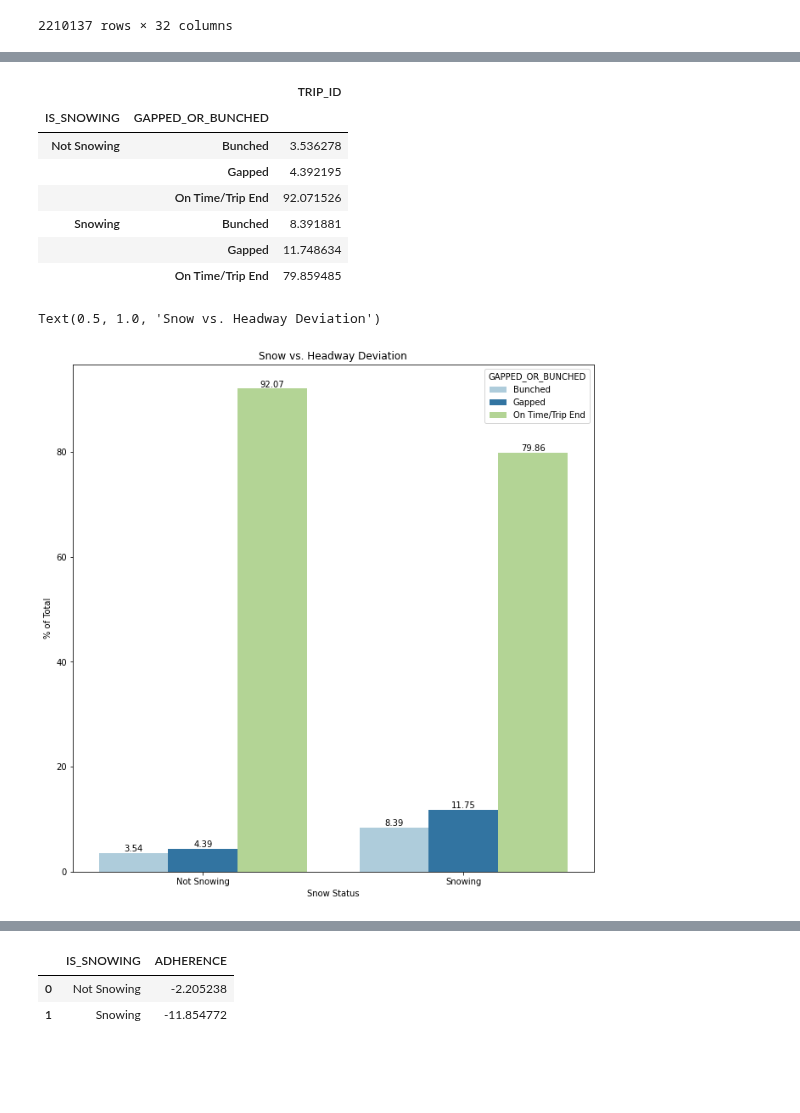
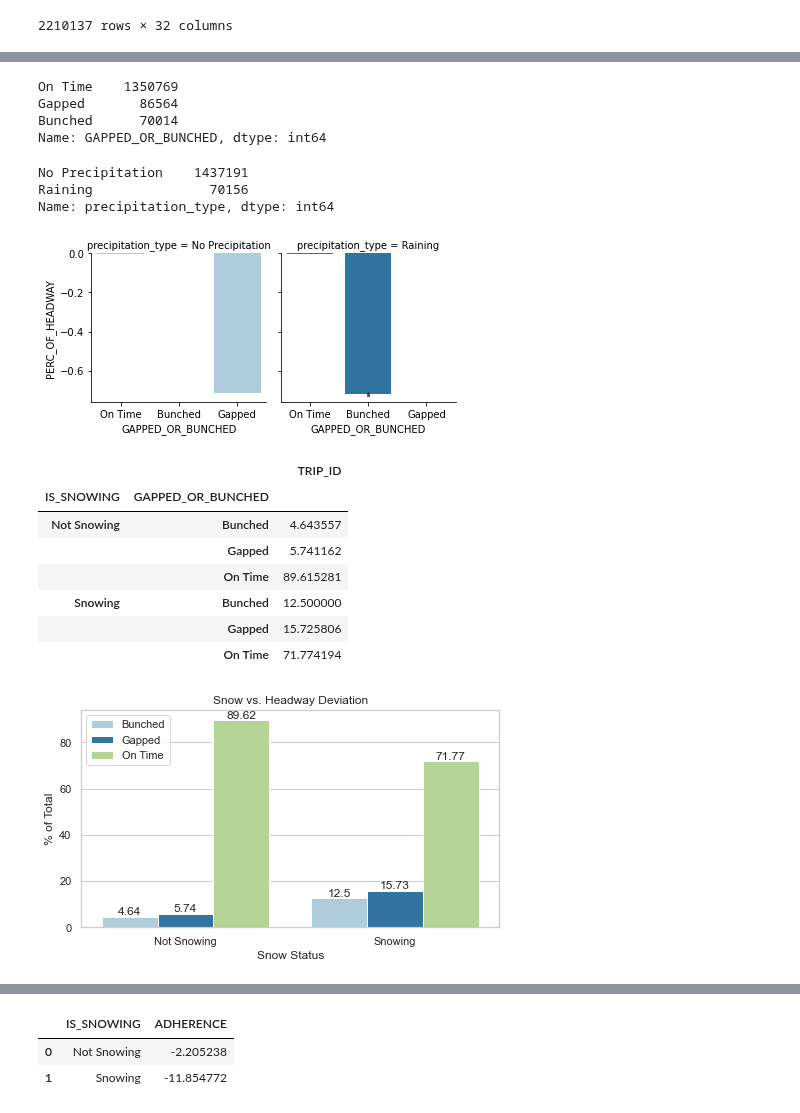
Before and after one commit to NSS-Data-Analytics-Cohort-7/wego-grumpy-concat, a Jupyter notebook: notebooks/wego_grumpy_concat_kalmckin-Copy1.ipynb, the cells around one changed output, grey strips where cells are left out. Saved outputs shown, nothing was run; the diff lists cells and outputs as text; code cells hidden in the pictures; blank space fills up the shorter version.

```diff
--- a/notebooks/wego_grumpy_concat_kalmckin-Copy1.ipynb
+++ b/notebooks/wego_grumpy_concat_kalmckin-Copy1.ipynb
@@ -446,3 +453,13 @@ combined_df
 | 2210135 | 91057881 | 2022-11-01 | 56 | 330011 | TO DOWNTOWN | MEIG | 1 | ... |
 | 2210136 | 91057882 | 2022-11-01 | 56 | 330011 | TO DOWNTOWN | MCC4_20 | 2 | ... |
 2210137 rows × 32 columns
+# %%
+def precipitation_type(row):
+    if row["precip_hrly"] > 0:
+        return "Raining"
+    elif row["IS_SNOWING"] == "Snowing":
+        return "Snowing"
+    else:
+        return  "No Precipitation"
+combined_df['precipitation_type'] = combined_df.apply(precipitation_type, axis=1)
+combined_df
@@ -448,0 +480,4 @@ combined_df
+# %%
+#dropping nulls from df
+combined_df_no_nulls = combined_df.dropna(subset=['PERC_OF_HEADWAY'])
+combined_df_no_nulls
@@ -449,34 +518,58 @@ combined_df
+# %%
+#removing duplicates
+combined_df_no_nulls = combined_df_no_nulls.drop_duplicates(['ADHERENCE_ID'])
+# %%
+combined_df_no_nulls['GAPPED_OR_BUNCHED'].value_counts()
+# %% [output]
+On Time    1350769
+Gapped       86564
+Bunched      70014
+Name: GAPPED_OR_BUNCHED, dtype: int64
+# %%
+combined_df_no_nulls['precipitation_type'].value_counts()
+# %% [output]
+No Precipitation    1437191
+Raining               70156
+Name: precipitation_type, dtype: int64
+# %%
+# trying to figure out a facet grid to show different
+graph = sns.FacetGrid(combined_df, col = "precipitation_type", hue="precipitation_type",palette="Paired")
+graph.map(sns.barplot, "GAPPED_OR_BUNCHED", "PERC_OF_HEADWAY")
+plt.show()
+# %% [output]
+[figure, added]
 # %%
-snow_groupby = combined_df.groupby(['IS_SNOWING', 'GAPPED_OR_BUNCHED']).agg({'TRIP_ID': 'count'})
+snow_groupby = combined_df_no_nulls.groupby(['IS_SNOWING', 'GAPPED_OR_BUNCHED']).agg({'TRIP_ID': 'count'})
 snow_vs_nosnow = snow_groupby.groupby(level=0).apply(lambda x:
                                               100* x/float(x.sum()))
 snow_vs_nosnow
 # %% [output]
 |  |  | TRIP_ID |
 | IS_SNOWING | GAPPED_OR_BUNCHED |  |
-| Not Snowing | Bunched | 3.536278 |
-|  | Gapped | 4.392195 |
-|  | On Time/Trip End | 92.071526 |
-| Snowing | Bunched | 8.391881 |
-|  | Gapped | 11.748634 |
-|  | On Time/Trip End | 79.859485 |
+| Not Snowing | Bunched | 4.643557 |
+|  | Gapped | 5.741162 |
+|  | On Time | 89.615281 |
+| Snowing | Bunched | 12.500000 |
+|  | Gapped | 15.725806 |
+|  | On Time | 71.774194 |
 # %%
 snow_vs_nosnow = snow_vs_nosnow.round(2)
 # %%
-plt.figure(figsize=(11,11))
+sns.set_theme(style='whitegrid', palette=('Paired'), font='sans-serif', font_scale=1, color_codes=True, rc=None)
+plt.figure(figsize=(7.5,4))
 p = sns.barplot(x='IS_SNOWING',
            y='TRIP_ID',
            hue= 'GAPPED_OR_BUNCHED',
             palette='Paired',
            data = snow_vs_nosnow.reset_index())
 for i in p.containers:
     p.bar_label(i,)
 plt.xlabel('Snow Status')
 plt.ylabel('% of Total')
 plt.title('Snow vs. Headway Deviation')
+plt.gca().legend().set_title('')
 # %% [output]
-Text(0.5, 1.0, 'Snow vs. Headway Deviation')
-[figure, old version]
+[figure, new version]
 # %%
 #see how much snow negatively affects adherence
 
```
Also changed, not shown: parts of 16 cells of this notebook.
